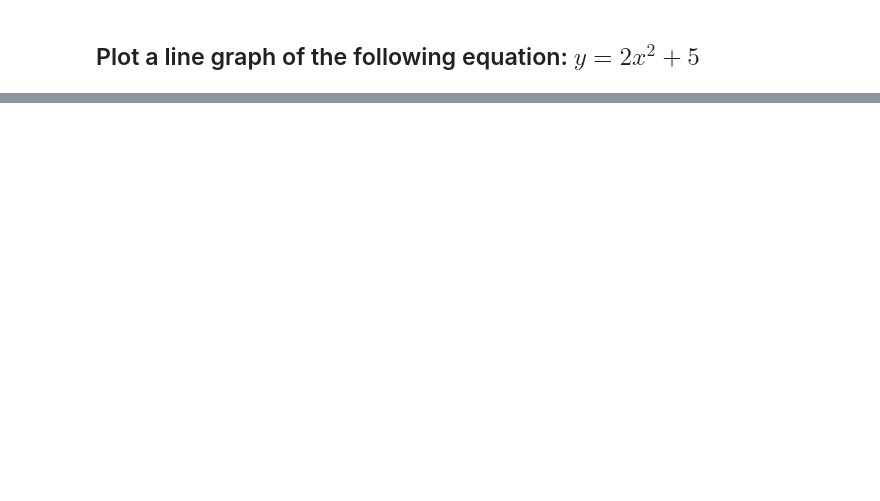
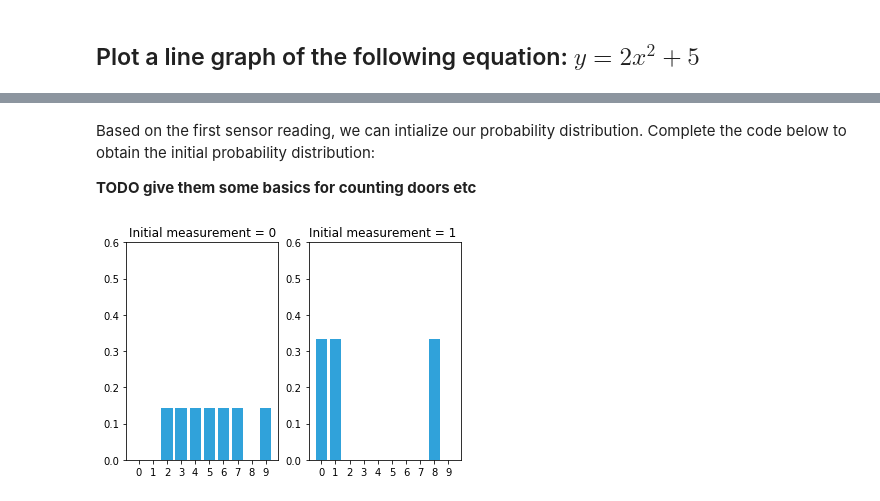
Before and after one commit to RobinAmsters/Mobile_Robotics_Exercises, a Jupyter notebook: Exercises/Session_1.ipynb, the cells around one changed output, grey strips where cells are left out. Saved outputs shown, nothing was run; the diff lists cells and outputs as text; code cells hidden in the pictures; blank space fills up the shorter version.

```diff
--- a/Exercises/Session_1.ipynb
+++ b/Exercises/Session_1.ipynb
@@ -98,0 +236,45 @@ plt.gca().grid(b=False)
+# %%
+hallway = np.array([1, 1, 0, 0, 0, 0, 0, 0, 1, 0])
+# %% [markdown]
+Based on the first sensor reading, we can intialize our probability distribution. Complete the code below to obtain the initial probability distribution:
+
+**TODO give them some basics for counting doors etc**
+# %%
+import book_plots
+import numpy
+
+def initial_distribution(z_0, hallway):
+    """
+        Calculate the initial probability distribution
+        z_0: first measurement returned by sensor
+        hallway: layout of the hallway. "1" represents a door at that location, "0" indicates a wall.
+    """
+
+    if z_0 == 0:
+        n_wall = len(np.where(hallway == 0)[0]) # Count number of zeros in hallway
+        hallway_flipped = 1 - hallway # Switch ones and zeros
+        belief = (1.0/n_wall)*hallway_flipped
+
+    elif z_0 == 1:
+
+        n_door = len(np.where(hallway)[0]) # Count number of ones in hallway
+        belief = (1.0/n_door)*hallway
+
+    else:
+        print("Initial measurement invalid")
+        belief = np.nan
+
+    return belief
+
+# Initial distribution when a wall is measured
+belief_0 = initial_distribution(0, hallway)
+
+# Initial distribution when a door is measured
+belief_1 = initial_distribution(1, hallway)
+
+plt.subplot(121)
+book_plots.bar_plot(belief_0, title='Initial measurement = 0', ylim=(0, .6))
+plt.subplot(122)
+book_plots.bar_plot(belief_1, title='Initial measurement = 1 ', ylim=(0, .6))
+# %% [output]
+[figure, added]
```
Also changed, not shown: parts of 19 cells of this notebook, 2 other files.
